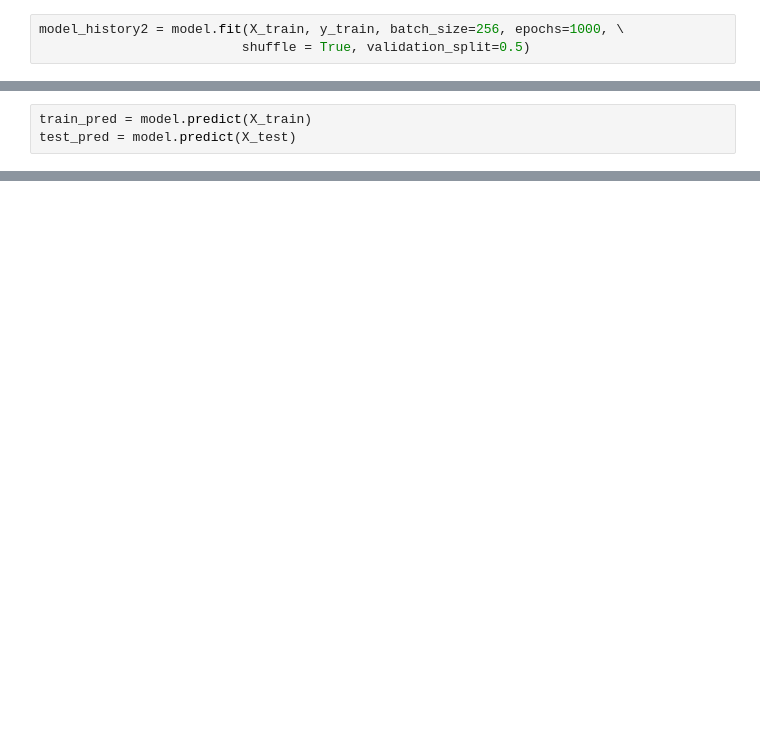
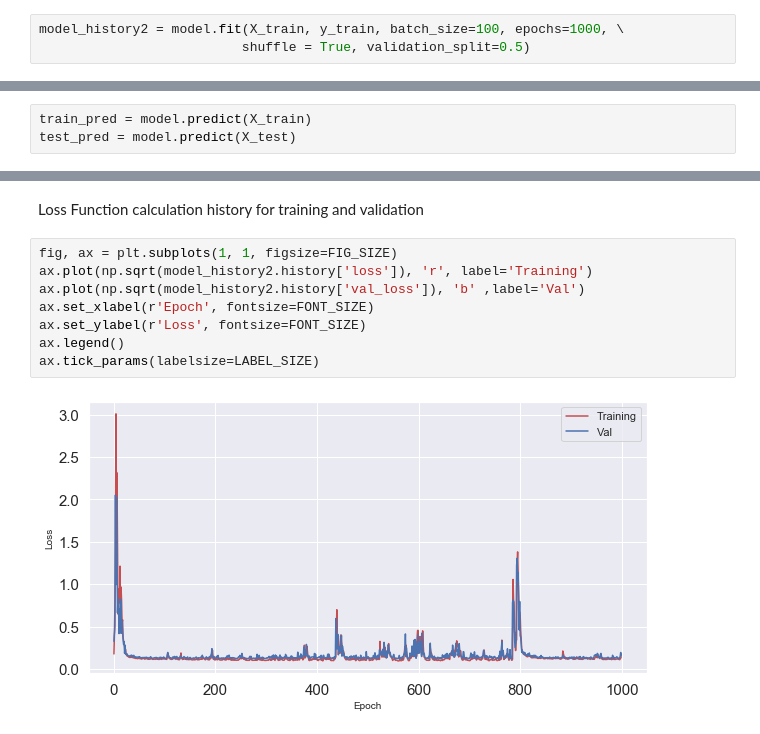
Before and after one commit to cjlise/MachineLearning, a Jupyter notebook: JLISE-Project-ANN-AMESHousePrice.ipynb, the cells around one changed output, grey strips where cells are left out. Cells and saved outputs as stored; diff of their text form; blank space fills up the shorter version.

```diff
--- a/JLISE-Project-ANN-AMESHousePrice.ipynb
+++ b/JLISE-Project-ANN-AMESHousePrice.ipynb
@@ -824,5 +791,5 @@ Test loss: 0.020046395059990393
 # %%
-model_history2 = model.fit(X_train, y_train, batch_size=256, epochs=1000, \
+model_history2 = model.fit(X_train, y_train, batch_size=100, epochs=1000, \
                           shuffle = True, validation_split=0.5)
 # %% [output]
 Train on 509 samples, validate on 510 samples
@@ -868,0 +836,12 @@ Test loss: 0.018425821780612868
+# %% [markdown]
+Loss Function calculation history for training and validation
+# %%
+fig, ax = plt.subplots(1, 1, figsize=FIG_SIZE)
+ax.plot(np.sqrt(model_history2.history['loss']), 'r', label='Training')
+ax.plot(np.sqrt(model_history2.history['val_loss']), 'b' ,label='Val')
+ax.set_xlabel(r'Epoch', fontsize=FONT_SIZE)
+ax.set_ylabel(r'Loss', fontsize=FONT_SIZE)
+ax.legend()
+ax.tick_params(labelsize=LABEL_SIZE)
+# %% [output]
+[figure, added]
```
Also changed, not shown: parts of 56 cells of this notebook.
